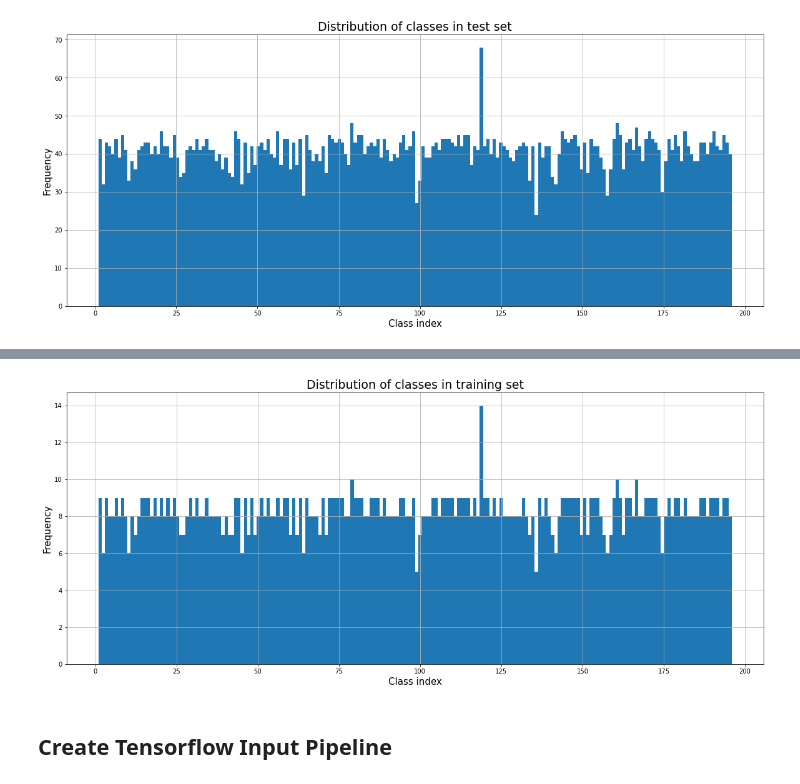
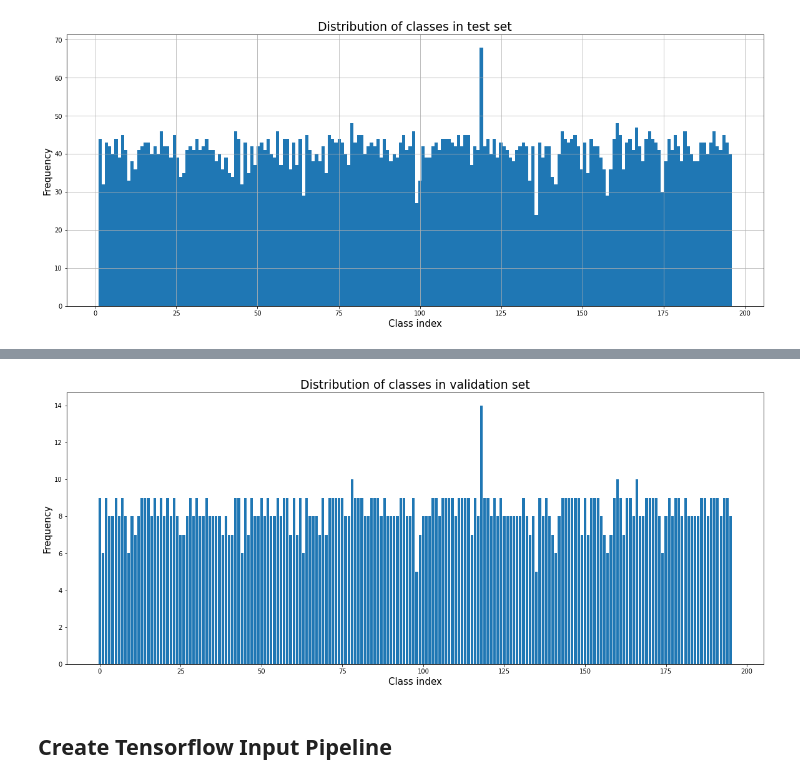
Before and after one commit to patrickbrus/IBM_Machine_Learning_Professional, a Jupyter notebook: Deep_Learning/DeepLearning_Project.ipynb, the cells around one changed output, grey strips where cells are left out. Saved outputs shown, nothing was run; the diff lists cells and outputs as text; code cells hidden in the pictures.

```diff
--- a/Deep_Learning/DeepLearning_Project.ipynb
+++ b/Deep_Learning/DeepLearning_Project.ipynb
@@ -205,0 +226,5 @@ Let's now create a training and a validation set and let's check the distributio
+# %%
+# start with one-hot encoding the column "class"
+df_encoded = pd.get_dummies(df, columns=["class"])
+df_encoded.columns = ["filename", "test", *class_names]
+df_encoded.head()
@@ -206,12 +239,12 @@ Let's now create a training and a validation set and let's check the distributio
 # %%
 from sklearn.model_selection import StratifiedShuffleSplit
 
-df_training = df.loc[df["test"] == 0]
-df_test = df.loc[df["test"] == 1]
+df_training = df_encoded.loc[df["test"] == 0]
+df_test = df_encoded.loc[df["test"] == 1]
 
 sss = StratifiedShuffleSplit(n_splits=1, test_size=0.2, random_state=42)
 
-for train_index, test_index in sss.split(df_training.drop(columns="class"), df_training["class"]):
+for train_index, test_index in sss.split(df_training.drop(columns=class_names), df_training[class_names]):
     print("TRAIN:", train_index, "TEST:", test_index)
     df_train = df_training.iloc[train_index]
     df_val = df_training.iloc[test_index]
@@ -230,13 +264,15 @@ plt.show()
 # %%
-# check distribution of training set
+# check distribution of test set
 plt.figure(figsize=(20, 8))
-df_val["class"].hist(bins=len(class_names))
-plt.title("Distribution of classes in training set", size=19)
+count_classes_test = df_val[class_names].sum(axis=0).values
+bins = np.arange(0, len(class_names))
+plt.bar(x=bins, height=count_classes_test)
+plt.title("Distribution of classes in validation set", size=19)
 plt.xlabel("Class index", size=15)
 plt.ylabel("Frequency", size=15)
 plt.show()
 # %% [output]
-[figure, old version]
+[figure, new version]
 # %% [markdown]
 ## Create Tensorflow Input Pipeline
 # %%
```
Also changed, not shown: parts of 20 cells of this notebook.
